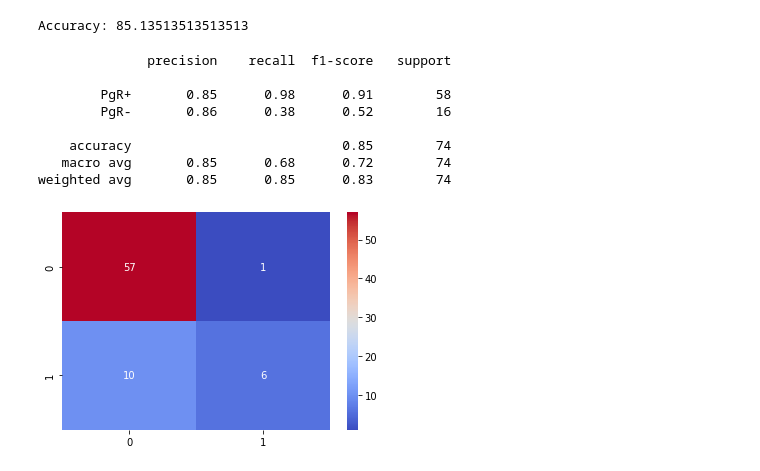
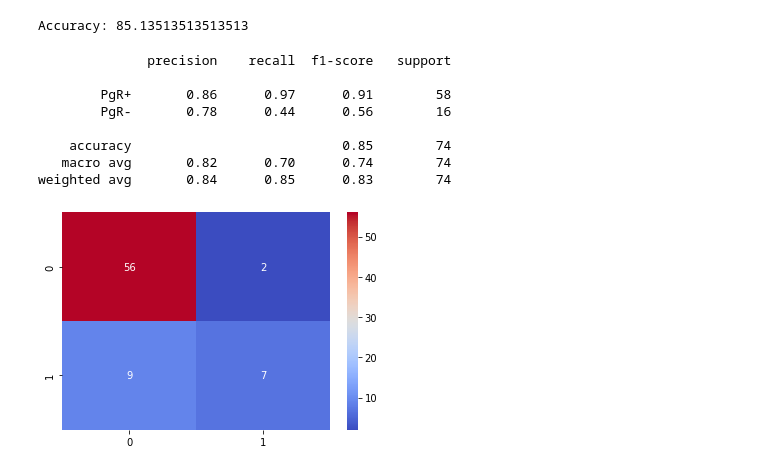
Before and after one commit to varnitarastogi/Gene-Activity-for-Breast-Cancer, a Jupyter notebook: Technical_Task.ipynb, the cells around one changed output. Drawn from its saved outputs; the diff is of its cells as text; code cells hidden in the pictures.

```diff
--- a/Technical_Task.ipynb
+++ b/Technical_Task.ipynb
@@ -321,16 +331,16 @@ Sampler is TPESampler
 [I 2022-03-10 08:55:01,762] Trial 49 finished with value: 0.8108108108108109 and parameters: {'kernel': 'sigmoid', 'C': 0.252442934687594, 'gamma': 'scale', 'degree': 3}. Best is trial 11 with value:  ...
 Accuracy: 85.13513513513513
 # %%
-con_mat_3=confusion_matrix(y_test, pred)
+con_mat_3=confusion_matrix(y_test, pred_3)
 sns.heatmap(con_mat_3,cmap = 'coolwarm',annot=True)
-print(classification_report(y_test, pred))
+print(classification_report(y_test, pred_3))
 # %% [output]
               precision    recall  f1-score   support
 
-        PgR+       0.85      0.98      0.91        58
-        PgR-       0.86      0.38      0.52        16
+        PgR+       0.86      0.97      0.91        58
+        PgR-       0.78      0.44      0.56        16
 
     accuracy                           0.85        74
-   macro avg       0.85      0.68      0.72        74
-weighted avg       0.85      0.85      0.83        74
+   macro avg       0.82      0.70      0.74        74
+weighted avg       0.84      0.85      0.83        74
-[figure, old version]
+[figure, new version]
```
Also changed, not shown: parts of 4 cells of this notebook.
